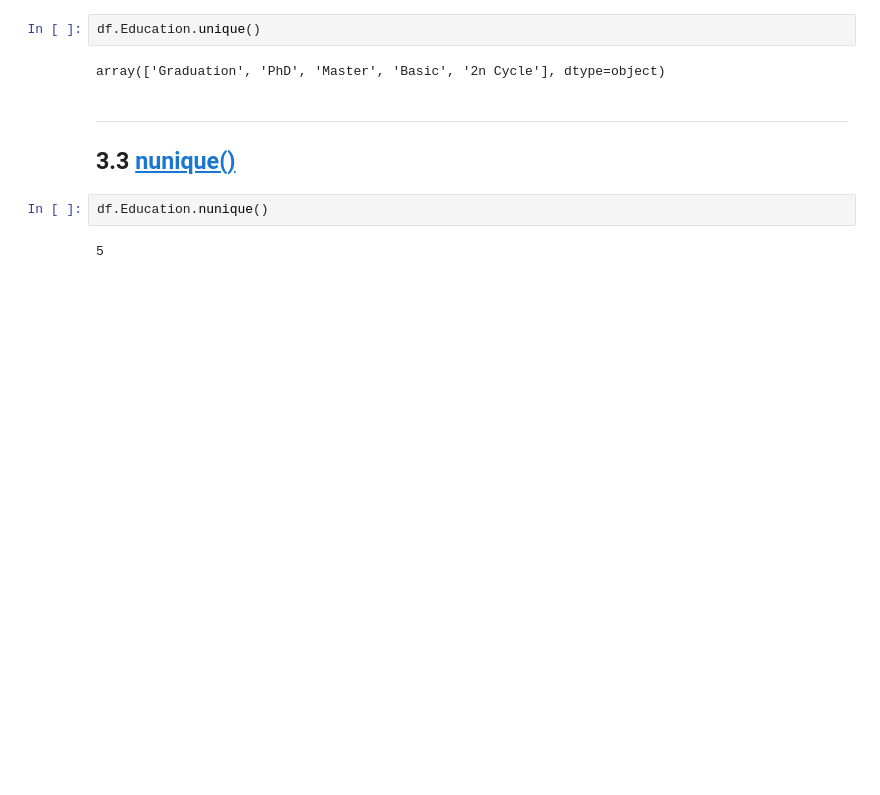
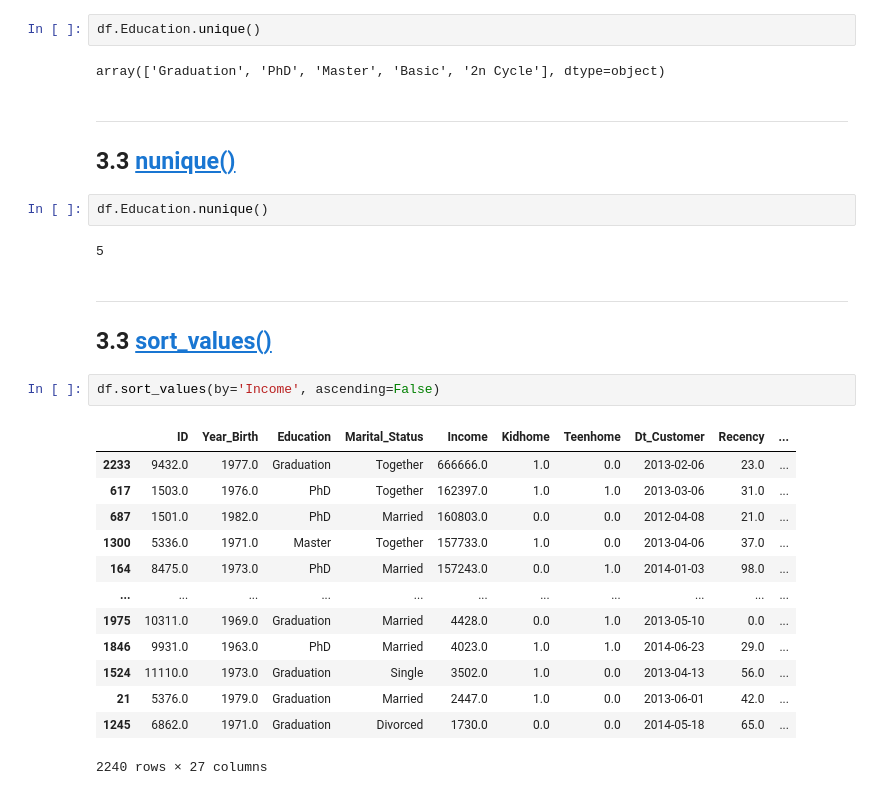
Before and after one commit to DeanChugall/Ai-za-SVE-Pandas_BLOGs, a Jupyter notebook: 20-Pandas-Funkcija/20-PandasFunkcija.ipynb, the cells around one changed output. Drawn from its saved outputs; the diff is of its cells as text; blank space fills up the shorter version.

Commit message:
# Implementirana Pandas funkcija sort_values()

```diff
--- a/20-Pandas-Funkcija/20-PandasFunkcija.ipynb
+++ b/20-Pandas-Funkcija/20-PandasFunkcija.ipynb
@@ -266,3 +266,23 @@ array(['Graduation', 'PhD', 'Master', 'Basic', '2n Cycle'], dtype=object)
 df.Education.nunique()
 # %% [output]
 5
+# %% [markdown]
+---
+
+## 3.3 **[sort_values()](https://pandas.pydata.org/pandas-docs/stable/reference/api/pandas.DataFrame.sort_values.html?highlight=sort_values#pandas.DataFrame.sort_values)**
+# %%
+df.sort_values(by='Income', ascending=False)
+# %% [output]
+|  | ID | Year_Birth | Education | Marital_Status | Income | Kidhome | Teenhome | Dt_Customer | Recency | ... |
+| 2233 | 9432.0 | 1977.0 | Graduation | Together | 666666.0 | 1.0 | 0.0 | 2013-02-06 | 23.0 | ... |
+| 617 | 1503.0 | 1976.0 | PhD | Together | 162397.0 | 1.0 | 1.0 | 2013-03-06 | 31.0 | ... |
+| 687 | 1501.0 | 1982.0 | PhD | Married | 160803.0 | 0.0 | 0.0 | 2012-04-08 | 21.0 | ... |
+| 1300 | 5336.0 | 1971.0 | Master | Together | 157733.0 | 1.0 | 0.0 | 2013-04-06 | 37.0 | ... |
+| 164 | 8475.0 | 1973.0 | PhD | Married | 157243.0 | 0.0 | 1.0 | 2014-01-03 | 98.0 | ... |
+| ... | ... | ... | ... | ... | ... | ... | ... | ... | ... | ... |
+| 1975 | 10311.0 | 1969.0 | Graduation | Married | 4428.0 | 0.0 | 1.0 | 2013-05-10 | 0.0 | ... |
+| 1846 | 9931.0 | 1963.0 | PhD | Married | 4023.0 | 1.0 | 1.0 | 2014-06-23 | 29.0 | ... |
+| 1524 | 11110.0 | 1973.0 | Graduation | Single | 3502.0 | 1.0 | 0.0 | 2013-04-13 | 56.0 | ... |
+| 21 | 5376.0 | 1979.0 | Graduation | Married | 2447.0 | 1.0 | 0.0 | 2013-06-01 | 42.0 | ... |
+| 1245 | 6862.0 | 1971.0 | Graduation | Divorced | 1730.0 | 0.0 | 0.0 | 2014-05-18 | 65.0 | ... |
+2240 rows × 27 columns
```
